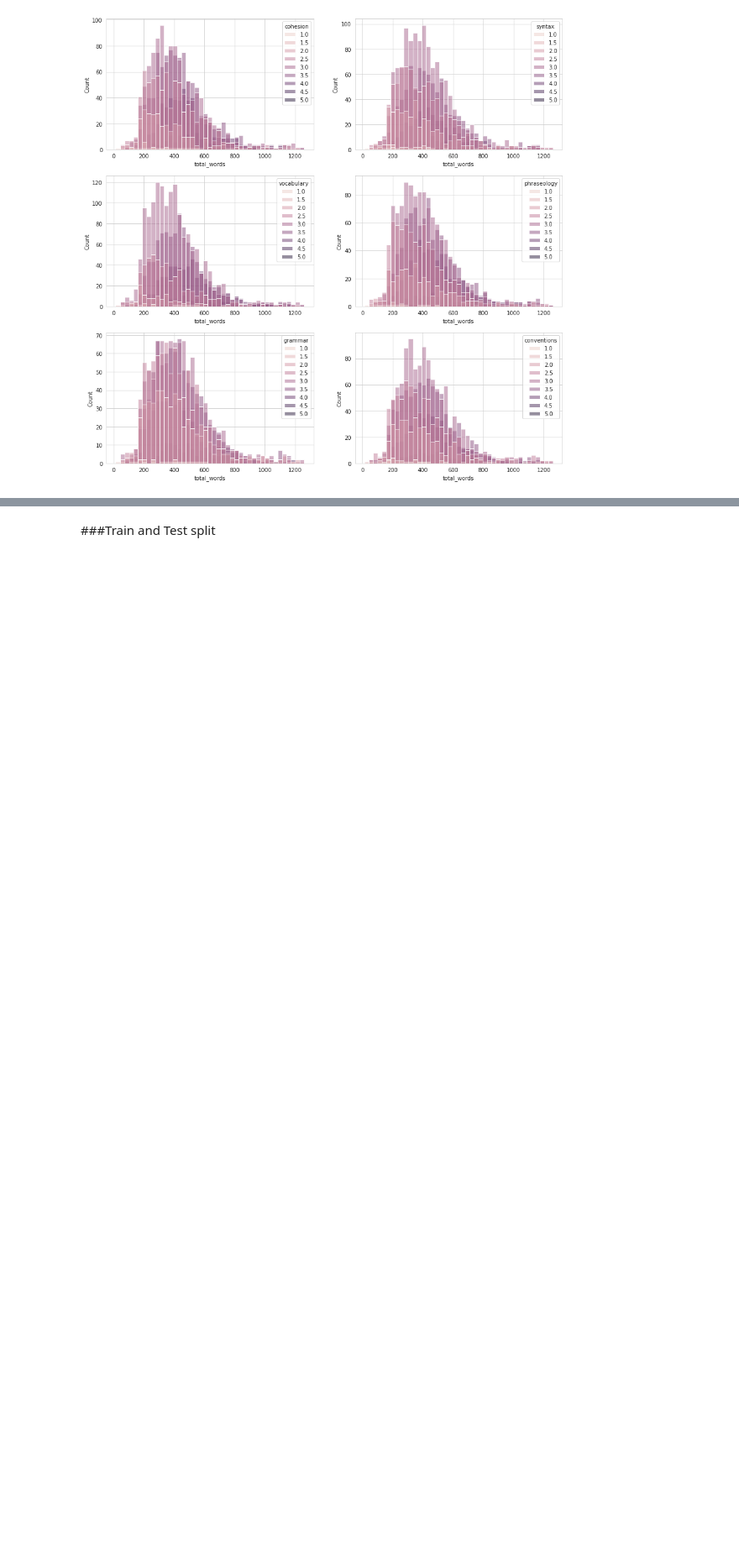
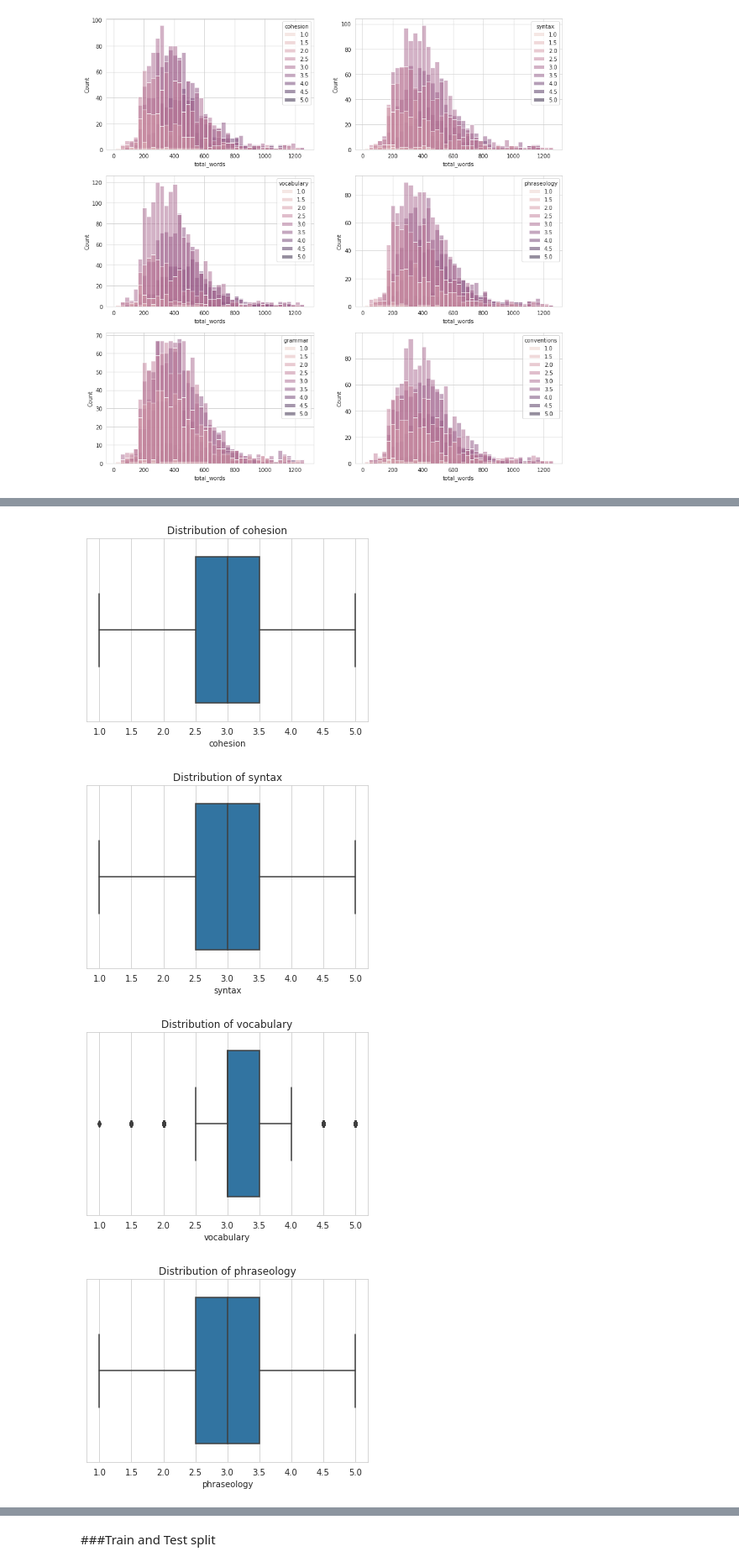
Before and after one commit to reesejohn900/PROJECTS, a Jupyter notebook: feedback-prize-english-language-learning.ipynb, the cells around one changed output, grey strips where cells are left out. Shown: that part at 84% size. Drawn from its saved outputs; the diff is of its cells as text; code cells hidden in the pictures; blank space fills up the shorter version.

```diff
--- a/feedback-prize-english-language-learning.ipynb
+++ b/feedback-prize-english-language-learning.ipynb
@@ -111,3 +132,6 @@ plt.plot(avg_score)
 # %%
 x = df['full_text']
 y = df.drop(['full_text','text_id','total_words'],axis=1)
+# %%
+for i in y.columns:
+  print('Mean of',i,'is',y[i].mean())
@@ -113,0 +158,10 @@ y = df.drop(['full_text','text_id','total_words'],axis=1)
+# %%
+for i in y.columns:
+  sns.boxplot(x=df[i])
+  plt.title('Distribution of '+i)
+  plt.show()
+# %% [output]
+[figure, added]
+[figure, added]
+[figure, added]
+[figure, added]
```
Also changed, not shown: parts of 63 cells of this notebook.
